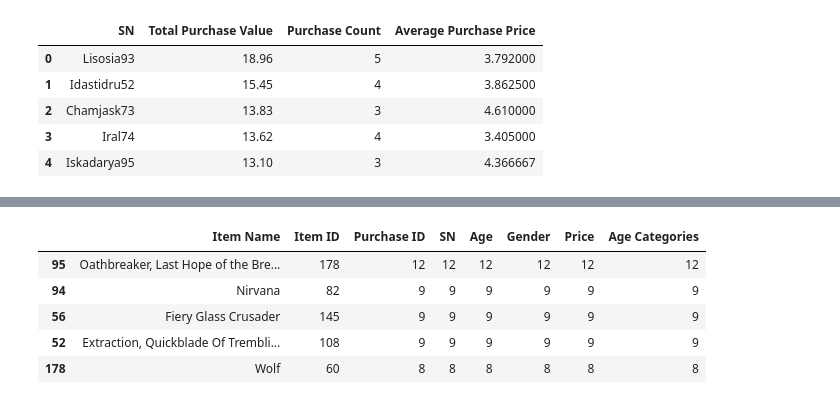
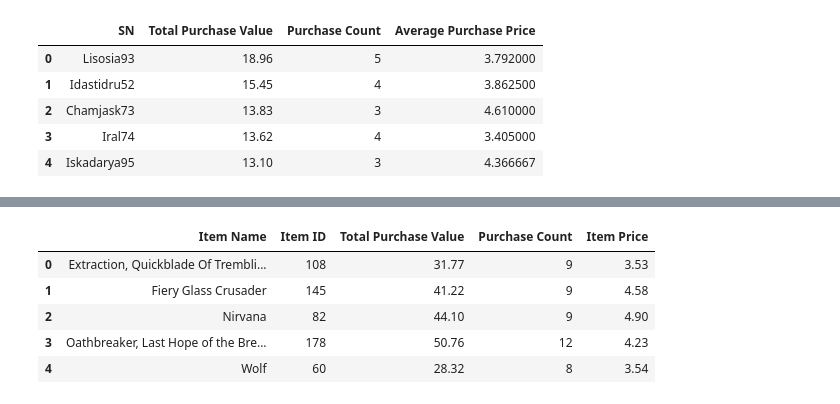
Before and after one commit to KristiBischoff/Pandas, a Jupyter notebook: HeroesOfPymoli/HeroesOfPymoliAnalysis.ipynb, the cells around one changed output, grey strips where cells are left out. Drawn from its saved outputs; the diff is of its cells as text; code cells hidden in the pictures.

```diff
--- a/HeroesOfPymoli/HeroesOfPymoliAnalysis.ipynb
+++ b/HeroesOfPymoli/HeroesOfPymoliAnalysis.ipynb
@@ -513,10 +306,6 @@ dfSNitem_pd.head()
 # %%
 Purchasecountlarge_pd = dfSNitem_pd.nlargest(5, "Purchase ID", keep='last')
-Purchasecountlarge_pd
+#Purchasecountlarge_pd
-# %% [output]
-|  | Item Name | Item ID | Purchase ID | SN | Age | Gender | Price | Age Categories |
-| 95 | Oathbreaker, Last Hope of the Bre... | 178 | 12 | 12 | 12 | 12 | 12 | 12 |
-| 94 | Nirvana | 82 | 9 | 9 | 9 | 9 | 9 | 9 |
-| 56 | Fiery Glass Crusader | 145 | 9 | 9 | 9 | 9 | 9 | 9 |
-| 52 | Extraction, Quickblade Of Trembli... | 108 | 9 | 9 | 9 | 9 | 9 | 9 |
-| 178 | Wolf | 60 | 8 | 8 | 8 | 8 | 8 | 8 |
+# %%
+dfitempr_pd = purchases_pd.groupby(['Item Name', 'Item ID'], as_index=False).Price.sum()
+#dfitempr_pd.head()
@@ -523,3 +315,21 @@ Purchasecountlarge_pd
+# %%
+merge_pop1_pd = pd.merge(dfitempr_pd, Purchasecountlarge_pd, on="Item ID")
+#merge_pop1_pd
+# %%
+merge_pop2_pd = merge_pop1_pd.drop(columns=['Item Name_y', 'SN', 'Age', 'Gender', 'Price_y', 'Age Categories'])
+merge_pop3_pd = merge_pop2_pd.rename(columns={"Item Name_x": "Item Name", "Purchase ID": "Purchase Count", "Price_x": "Total Purchase Value"})
+
+#merge_pop3_pd
+
+merge_pop3_pd["Item Price"] = merge_pop3_pd["Total Purchase Value"]/merge_pop3_pd["Purchase Count"]
+merge_pop3_pd
+# %% [output]
+|  | Item Name | Item ID | Total Purchase Value | Purchase Count | Item Price |
+| 0 | Extraction, Quickblade Of Trembli... | 108 | 31.77 | 9 | 3.53 |
+| 1 | Fiery Glass Crusader | 145 | 41.22 | 9 | 4.58 |
+| 2 | Nirvana | 82 | 44.10 | 9 | 4.90 |
+| 3 | Oathbreaker, Last Hope of the Bre... | 178 | 50.76 | 12 | 4.23 |
+| 4 | Wolf | 60 | 28.32 | 8 | 3.54 |
 # %%
 #Identify the 5 most profitable items by total purchase value, then list (in a table):
 #Item ID
```
Also changed, not shown: parts of 39 cells of this notebook.
